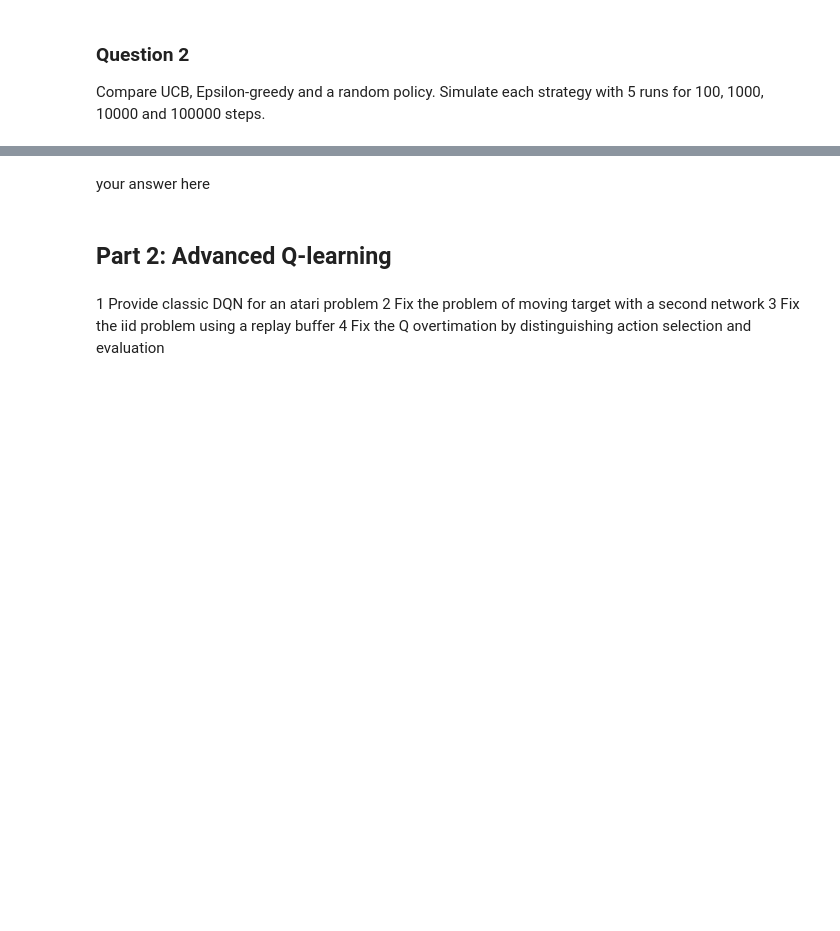
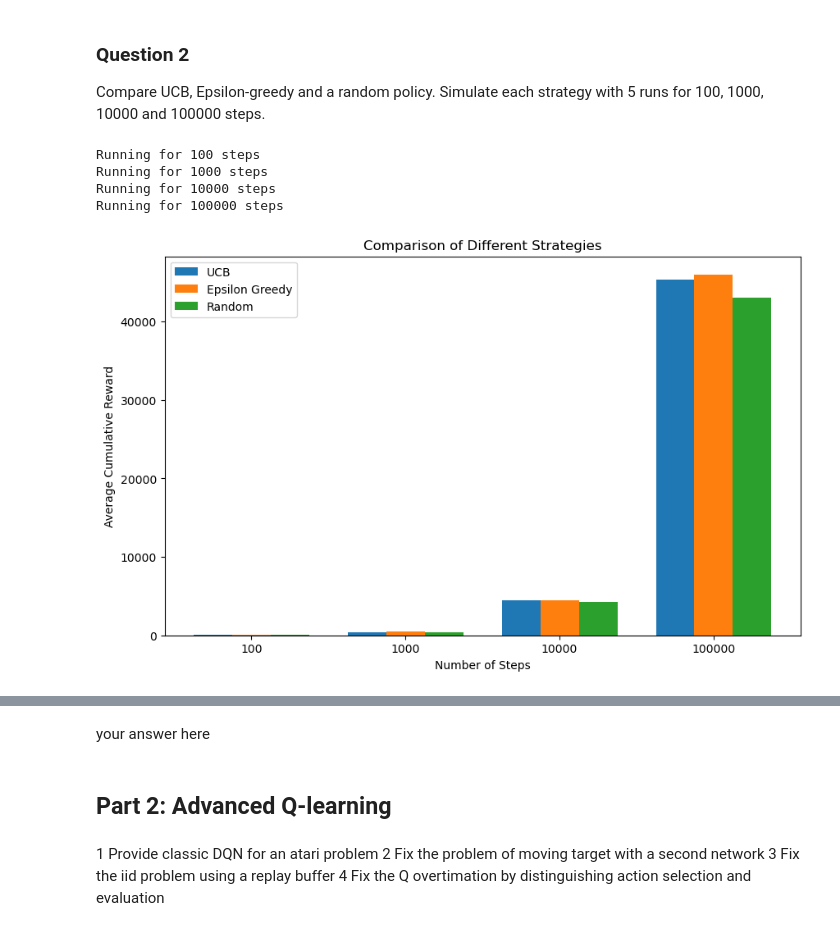
Before and after one commit to martinDengis/info8003, a Jupyter notebook: Lec04/TP4.ipynb, the cells around one changed output, grey strips where cells are left out. Cells and saved outputs as stored; diff of their text form; code cells hidden in the pictures; blank space fills up the shorter version.

```diff
--- a/Lec04/TP4.ipynb
+++ b/Lec04/TP4.ipynb
@@ -191,0 +214,80 @@ Compare UCB, Epsilon-greedy and a random policy. Simulate each strategy with 5 r
+# %%
+# your code
+def compare_strategies(num_steps_list, num_runs=5):
+    results = {steps: {'UCB': 0, 'EpsilonGreedy': 0, 'Random': 0} for steps in num_steps_list}
+
+    for steps in num_steps_list:
+        print(f"Running for {steps} steps")
+
+        for _ in range(num_runs):
+            # UCB
+            bandit = KArmedBandit(number_of_arms, true_rewards, width)
+            ucb = Ucb(number_of_arms)
+
+            for i in range(steps):
+                j = ucb.choose_arm()
+                reward = bandit.pull_arm(j)
+                ucb.update(reward, j)
+
+            results[steps]['UCB'] += bandit.get_cummulative_reward() / num_runs
+
+            # Epsilon-greedy
+            bandit = KArmedBandit(number_of_arms, true_rewards, width)
+            epsilon = 0.1
+            eps = EpsilonGreedy(number_of_arms, epsilon)
+
+            for i in range(steps):
+                j = eps.choose_arm()
+                reward = bandit.pull_arm(j)
+                eps.update(reward, j)
+
+            results[steps]['EpsilonGreedy'] += bandit.get_cummulative_reward() / num_runs
+
+            # Random
+            bandit = KArmedBandit(number_of_arms, true_rewards, width)
+
+            for i in range(steps):
+                reward = bandit.pull_arm(np.random.choice(number_of_arms))
+
+            results[steps]['Random'] += bandit.get_cummulative_reward() / num_runs
+
+    # Plot results
+    fig, ax = plt.subplots(figsize=(10, 6))
+
+    x = np.arange(len(num_steps_list))
+    bar_width = 0.25  # Renamed to avoid conflict with global 'width'
+
+    ucb_rewards = [results[steps]['UCB'] for steps in num_steps_list]
+    eps_rewards = [results[steps]['EpsilonGreedy'] for steps in num_steps_list]
+    random_rewards = [results[steps]['Random'] for steps in num_steps_list]
+
+    ax.bar(x - bar_width, ucb_rewards, bar_width, label='UCB')
+    ax.bar(x, eps_rewards, bar_width, label='Epsilon Greedy')
+    ax.bar(x + bar_width, random_rewards, bar_width, label='Random')
+
+    ax.set_xticks(x)
+    ax.set_xticklabels([str(steps) for steps in num_steps_list])
+    ax.set_xlabel('Number of Steps')
+    ax.set_ylabel('Average Cumulative Reward')
+    ax.set_title('Comparison of Different Strategies')
+    ax.legend()
+
+    plt.show()
+
+    return results
+
+# Run comparison
+num_steps_list = [100, 1_000, 10_000, 100_000]
+results = compare_strategies(num_steps_list)
+
+# Print results
+for steps in num_steps_list:
+    print(f"\nResults for {steps} steps:")
+    for strategy, reward in results[steps].items():
+        print(f"{strategy}: {reward:.2f}")
+# %% [output]
+Running for 100 steps
+Running for 1000 steps
+Running for 10000 steps
+Running for 100000 steps
+[figure, added]
```
Also changed, not shown: parts of 10 cells of this notebook, 1 other file.
